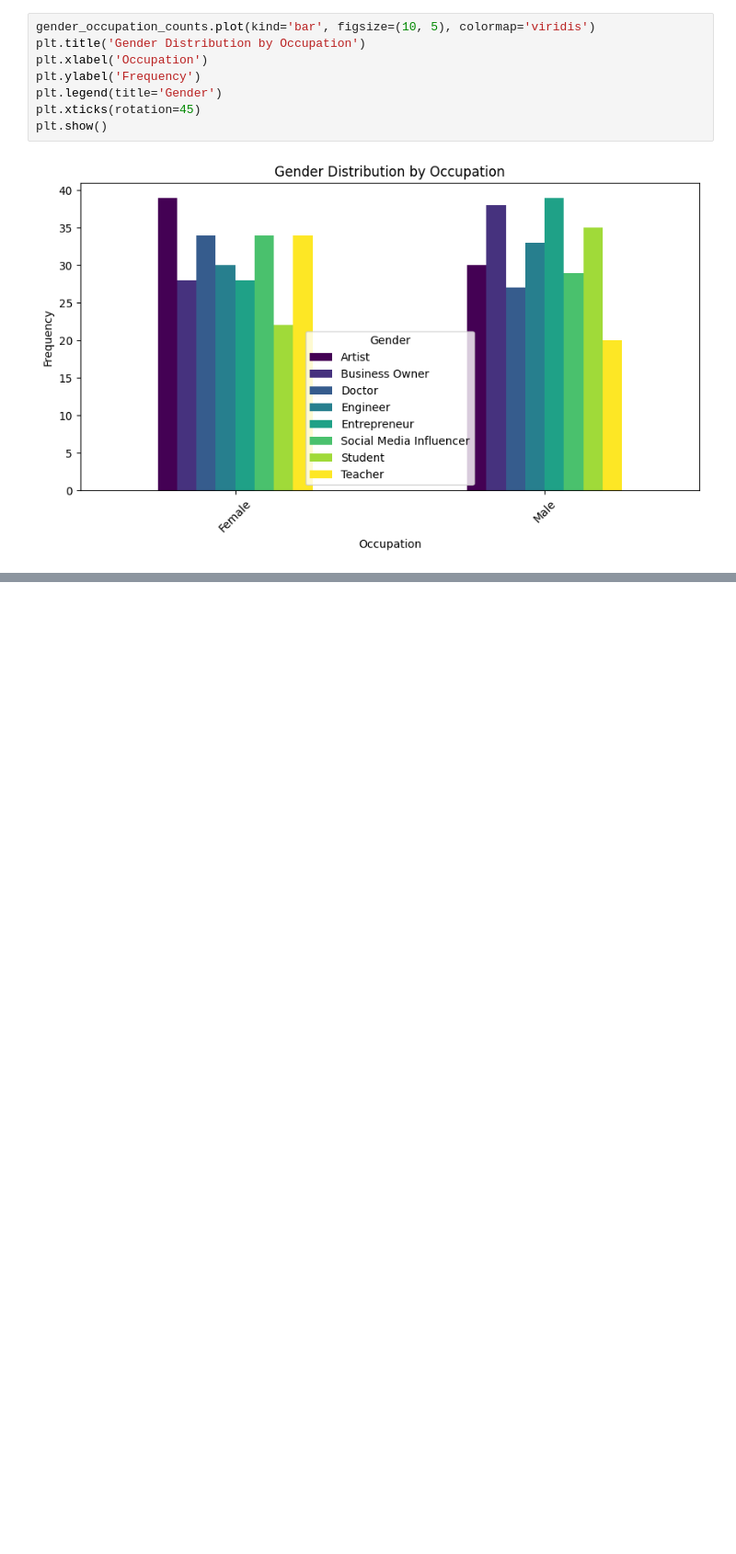
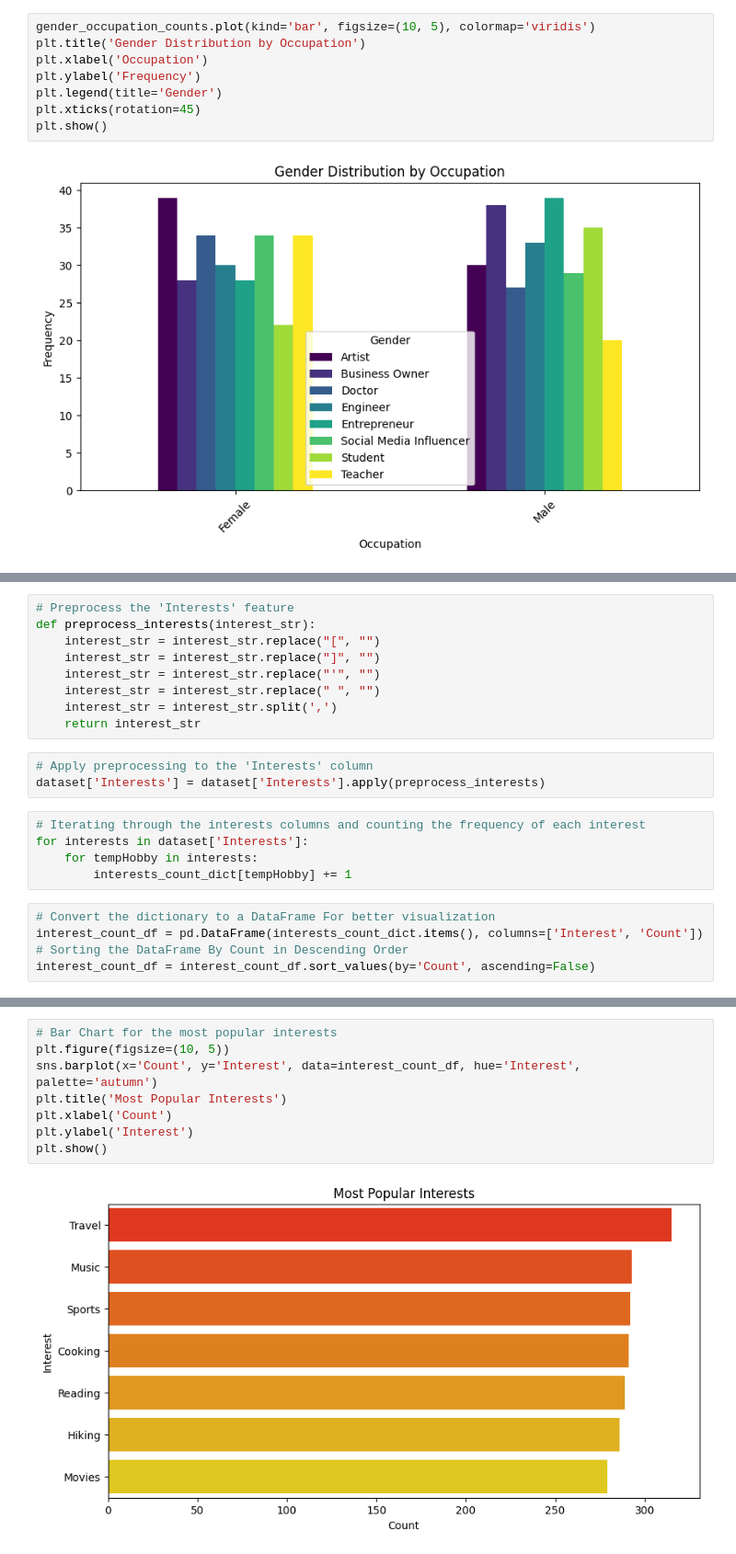
Before and after one commit to Darknight47/Data-Science-Projects-03, a Jupyter notebook: dating_recommendation.ipynb, the cells around one changed output, grey strips where cells are left out. Shown at 92% size. Drawn from its saved outputs; the diff is of its cells as text; blank space fills up the shorter version.

Commit message:
most common hobbies

```diff
--- a/dating_recommendation.ipynb
+++ b/dating_recommendation.ipynb
@@ -128,0 +152,22 @@ plt.show()
+# %%
+# Preprocess the 'Interests' feature
+def preprocess_interests(interest_str):
+    interest_str = interest_str.replace("[", "")
+    interest_str = interest_str.replace("]", "")
+    interest_str = interest_str.replace("'", "")
+    interest_str = interest_str.replace(" ", "")
+    interest_str = interest_str.split(',')
+    return interest_str
+# %%
+# Apply preprocessing to the 'Interests' column
+dataset['Interests'] = dataset['Interests'].apply(preprocess_interests)
+# %%
+# Iterating through the interests columns and counting the frequency of each interest
+for interests in dataset['Interests']:
+    for tempHobby in interests:
+        interests_count_dict[tempHobby] += 1
+# %%
+# Convert the dictionary to a DataFrame For better visualization
+interest_count_df = pd.DataFrame(interests_count_dict.items(), columns=['Interest', 'Count'])
+# Sorting the DataFrame By Count in Descending Order
+interest_count_df = interest_count_df.sort_values(by='Count', ascending=False)
@@ -128,0 +185,10 @@ plt.show()
+# %%
+# Bar Chart for the most popular interests
+plt.figure(figsize=(10, 5))
+sns.barplot(x='Count', y='Interest', data=interest_count_df, hue='Interest', palette='autumn')
+plt.title('Most Popular Interests')
+plt.xlabel('Count')
+plt.ylabel('Interest')
+plt.show()
+# %% [output]
+[figure, added]
```
Also changed, not shown: parts of 8 cells of this notebook.
